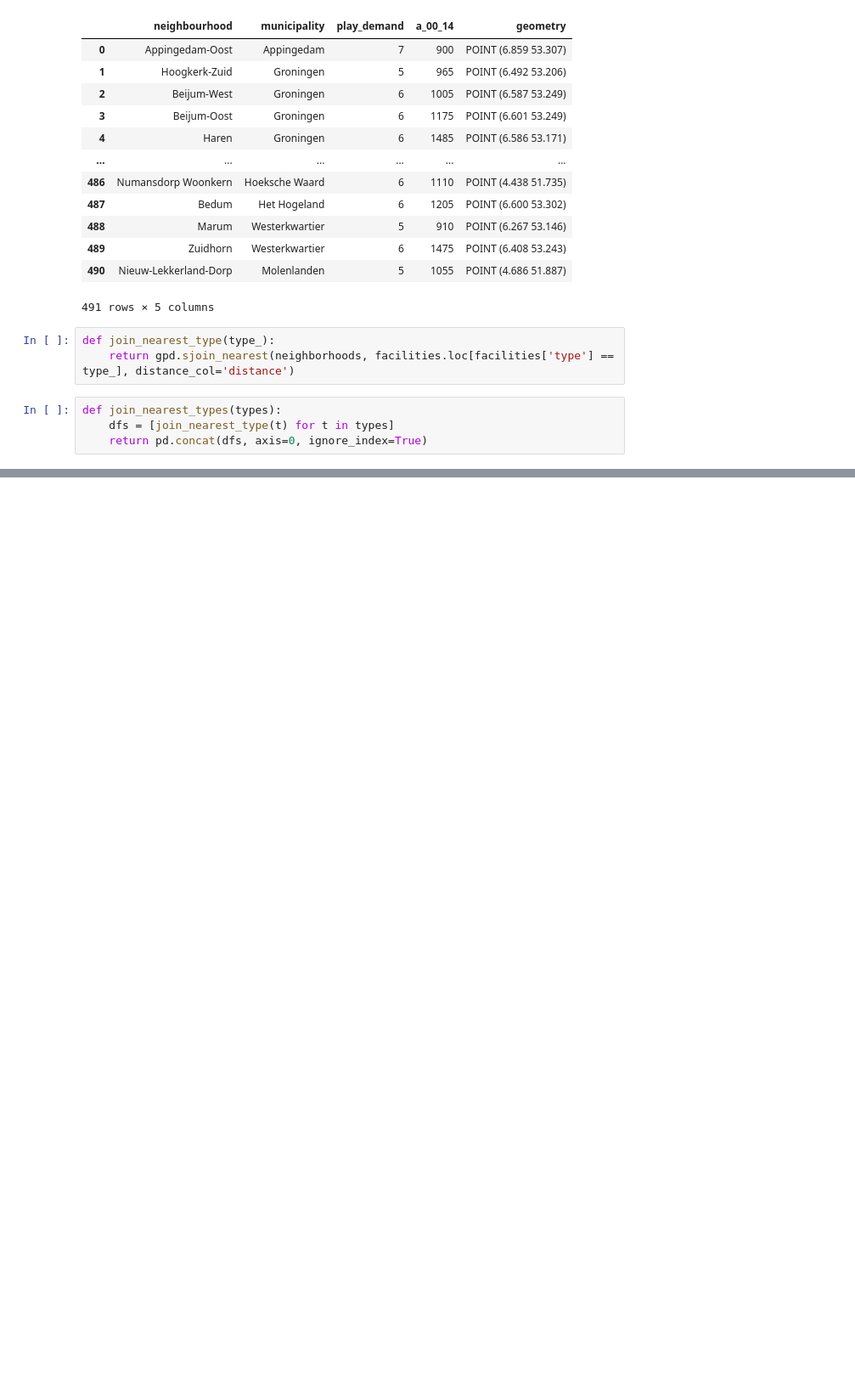
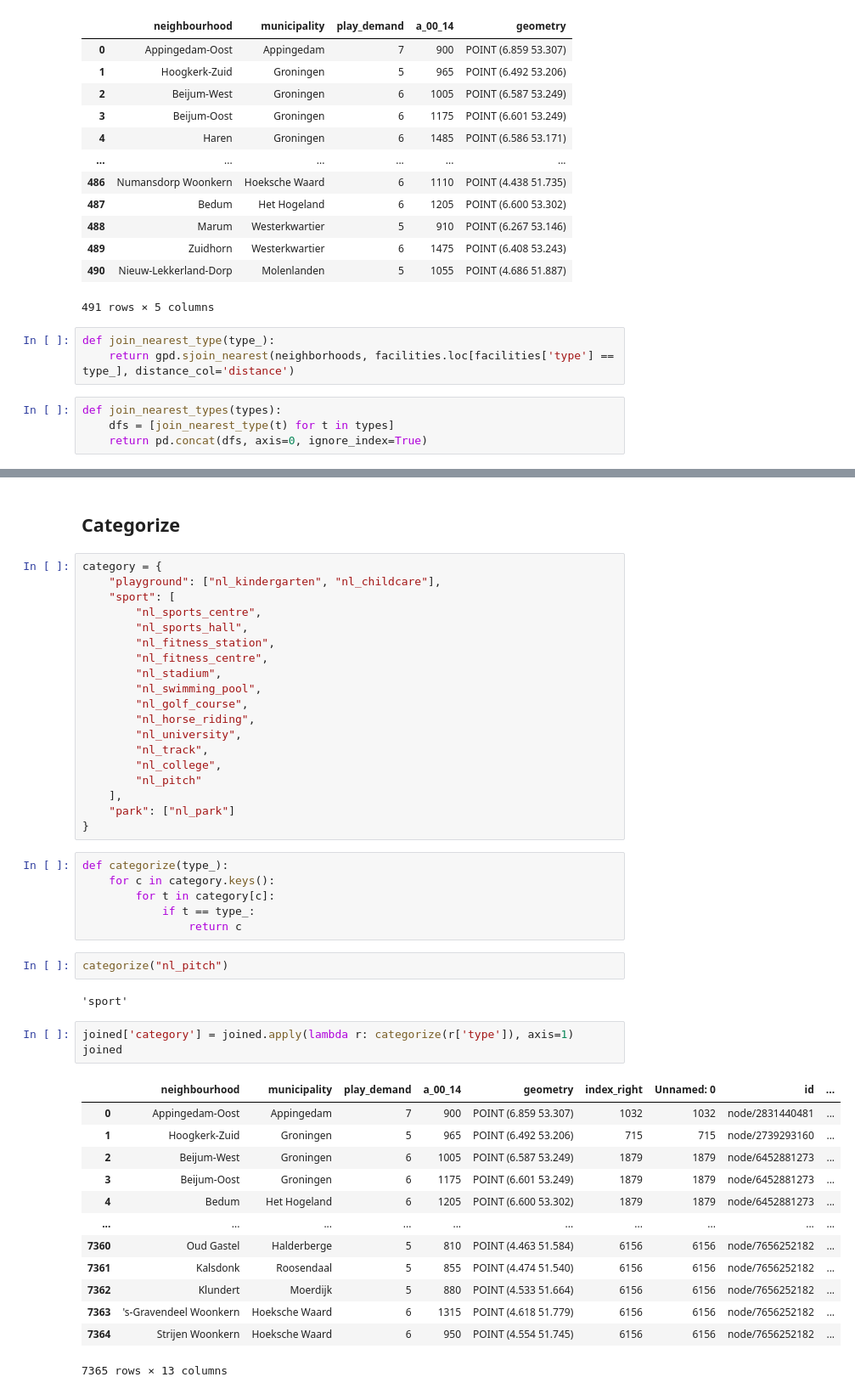
Before and after one commit to Fhashemi91/DEiA-2, a Jupyter notebook: neighborhood_facilities.ipynb, the cells around one changed output, grey strips where cells are left out. Shown at 85% size. Drawn from its saved outputs; the diff is of its cells as text; blank space fills up the shorter version.

```diff
--- a/neighborhood_facilities.ipynb
+++ b/neighborhood_facilities.ipynb
@@ -118,0 +115,48 @@ facilities.loc[facilities['name'] == 'Dreamfit']
+# %% [markdown]
+## Categorize
+# %%
+category = {
+    "playground": ["nl_kindergarten", "nl_childcare"],
+    "sport": [
+        "nl_sports_centre",
+        "nl_sports_hall",
+        "nl_fitness_station",
+        "nl_fitness_centre",
+        "nl_stadium",
+        "nl_swimming_pool",
+        "nl_golf_course",
+        "nl_horse_riding",
+        "nl_university",
+        "nl_track",
+        "nl_college",
+        "nl_pitch"
+    ],
+    "park": ["nl_park"]
+}
+# %%
+def categorize(type_):
+    for c in category.keys():
+        for t in category[c]:
+            if t == type_:
+                return c
+# %%
+categorize("nl_pitch")
+# %% [output]
+'sport'
+# %%
+joined['category'] = joined.apply(lambda r: categorize(r['type']), axis=1)
+joined
+# %% [output]
+|  | neighbourhood | municipality | play_demand | a_00_14 | geometry | index_right | Unnamed: 0 | id | ... |
+| 0 | Appingedam-Oost | Appingedam | 7 | 900 | POINT (6.859 53.307) | 1032 | 1032 | node/2831440481 | ... |
+| 1 | Hoogkerk-Zuid | Groningen | 5 | 965 | POINT (6.492 53.206) | 715 | 715 | node/2739293160 | ... |
+| 2 | Beijum-West | Groningen | 6 | 1005 | POINT (6.587 53.249) | 1879 | 1879 | node/6452881273 | ... |
+| 3 | Beijum-Oost | Groningen | 6 | 1175 | POINT (6.601 53.249) | 1879 | 1879 | node/6452881273 | ... |
+| 4 | Bedum | Het Hogeland | 6 | 1205 | POINT (6.600 53.302) | 1879 | 1879 | node/6452881273 | ... |
+| ... | ... | ... | ... | ... | ... | ... | ... | ... | ... |
+| 7360 | Oud Gastel | Halderberge | 5 | 810 | POINT (4.463 51.584) | 6156 | 6156 | node/7656252182 | ... |
+| 7361 | Kalsdonk | Roosendaal | 5 | 855 | POINT (4.474 51.540) | 6156 | 6156 | node/7656252182 | ... |
+| 7362 | Klundert | Moerdijk | 5 | 880 | POINT (4.533 51.664) | 6156 | 6156 | node/7656252182 | ... |
+| 7363 | 's-Gravendeel Woonkern | Hoeksche Waard | 6 | 1315 | POINT (4.618 51.779) | 6156 | 6156 | node/7656252182 | ... |
+| 7364 | Strijen Woonkern | Hoeksche Waard | 6 | 950 | POINT (4.554 51.745) | 6156 | 6156 | node/7656252182 | ... |
+7365 rows × 13 columns
```
Also changed, not shown: parts of 9 cells of this notebook, 4 other files.
